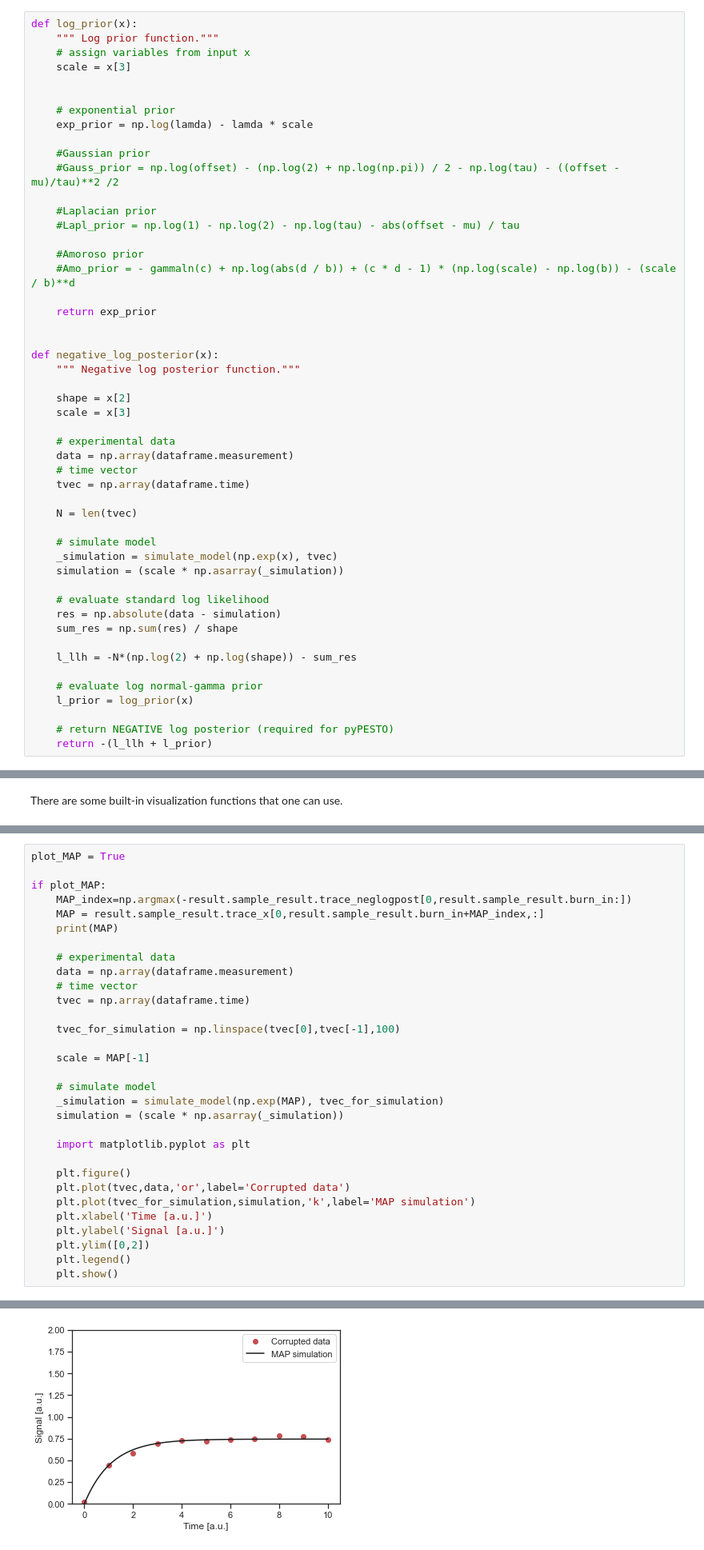
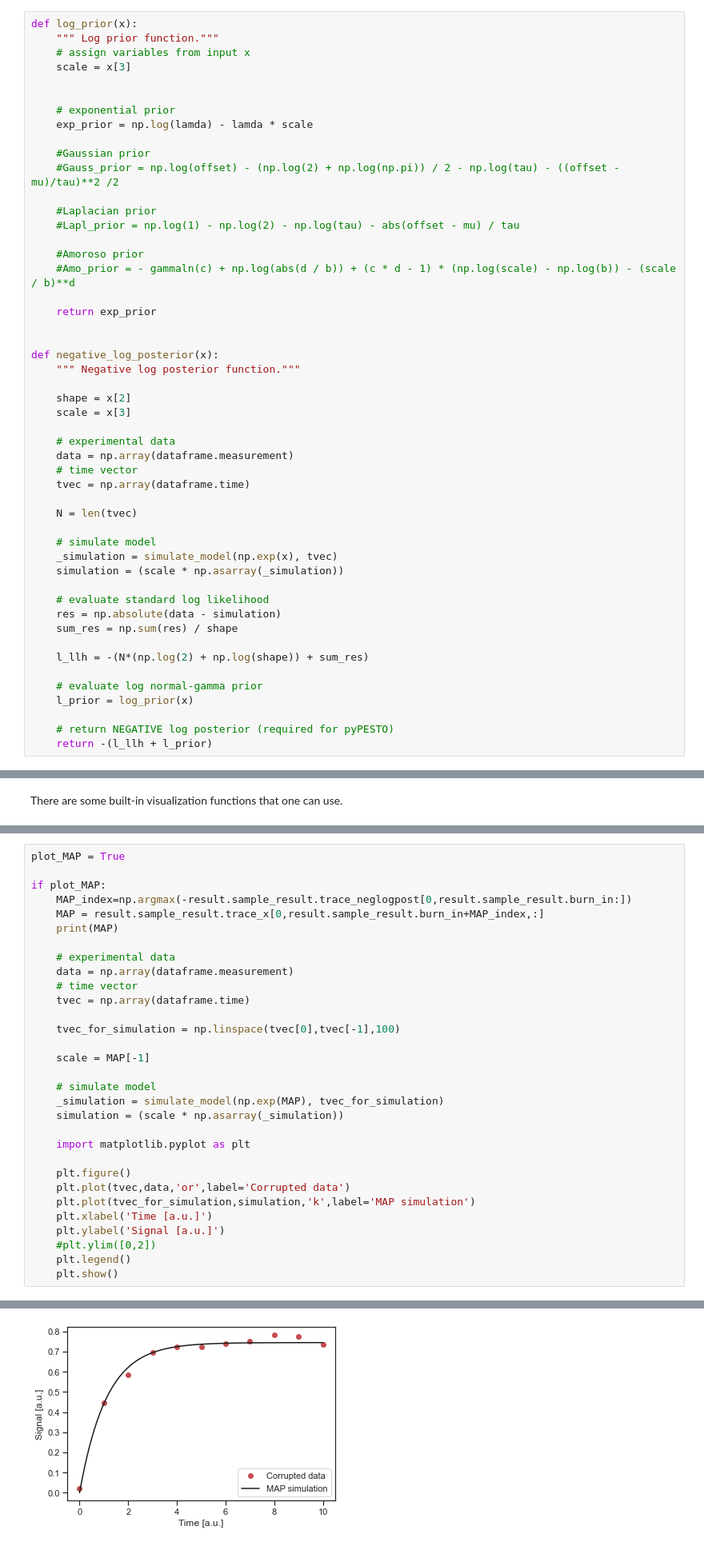
Before and after one commit to feddersmichael/Bachelor-Thesis-Marginal-Sampling, a Jupyter notebook: Sampling/Laplacian_noise/Conversion_Reaction_model/Laplacian_noise-Conversion_Reaction-Full_parameter-scaling.ipynb, the cells around one changed output, grey strips where cells are left out. Shown at 80% size. Saved outputs shown, nothing was run; the diff lists cells and outputs as text.

```diff
--- a/Sampling/Laplacian_noise/Conversion_Reaction_model/Laplacian_noise-Conversion_Reaction-Full_parameter-scaling.ipynb
+++ b/Sampling/Laplacian_noise/Conversion_Reaction_model/Laplacian_noise-Conversion_Reaction-Full_parameter-scaling.ipynb
@@ -87,7 +87,7 @@ def negative_log_posterior(x):
     res = np.absolute(data - simulation)
     sum_res = np.sum(res) / shape
 
-    l_llh = -N*(np.log(2) + np.log(shape)) - sum_res
+    l_llh = -(N*(np.log(2) + np.log(shape)) + sum_res)
 
     # evaluate log normal-gamma prior
     l_prior = log_prior(x)
@@ -159,32 +159,32 @@ plot_MAP = True
 
 if plot_MAP:
     MAP_index=np.argmax(-result.sample_result.trace_neglogpost[0,result.sample_result.burn_in:])
     MAP = result.sample_result.trace_x[0,result.sample_result.burn_in+MAP_index,:]
     print(MAP)
 
     # experimental data
     data = np.array(dataframe.measurement)
     # time vector
     tvec = np.array(dataframe.time)
 
     tvec_for_simulation = np.linspace(tvec[0],tvec[-1],100)
 
     scale = MAP[-1]
 
     # simulate model
     _simulation = simulate_model(np.exp(MAP), tvec_for_simulation)
     simulation = (scale * np.asarray(_simulation))
 
     import matplotlib.pyplot as plt
 
     plt.figure()
     plt.plot(tvec,data,'or',label='Corrupted data')
     plt.plot(tvec_for_simulation,simulation,'k',label='MAP simulation')
     plt.xlabel('Time [a.u.]')
     plt.ylabel('Signal [a.u.]')
-    plt.ylim([0,2])
+    #plt.ylim([0,2])
     plt.legend()
     plt.show()
 # %% [output]
 [-2.16400305 -0.2404489   0.01492388  0.85377791]
-[figure, old version]
+[figure, new version]
```
Also changed, not shown: parts of 1 cell of this notebook, 3 other files.
